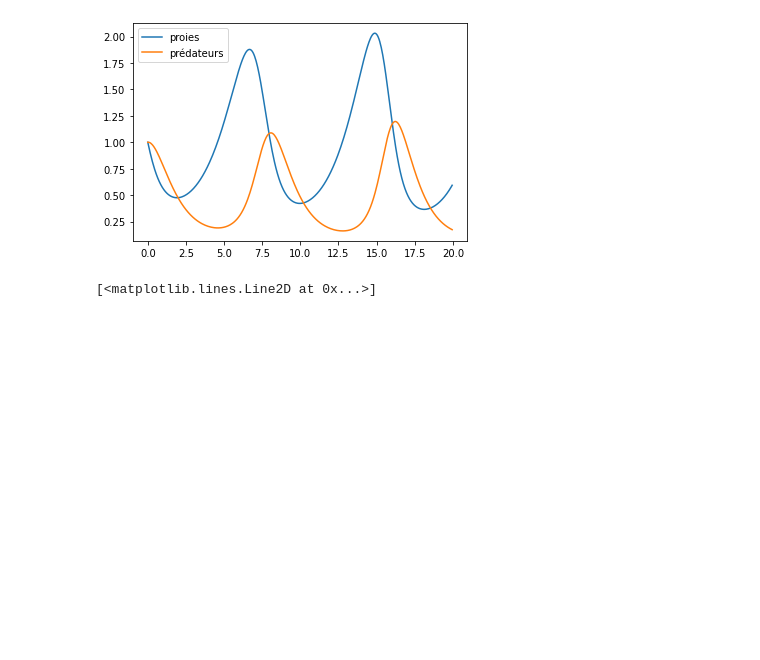
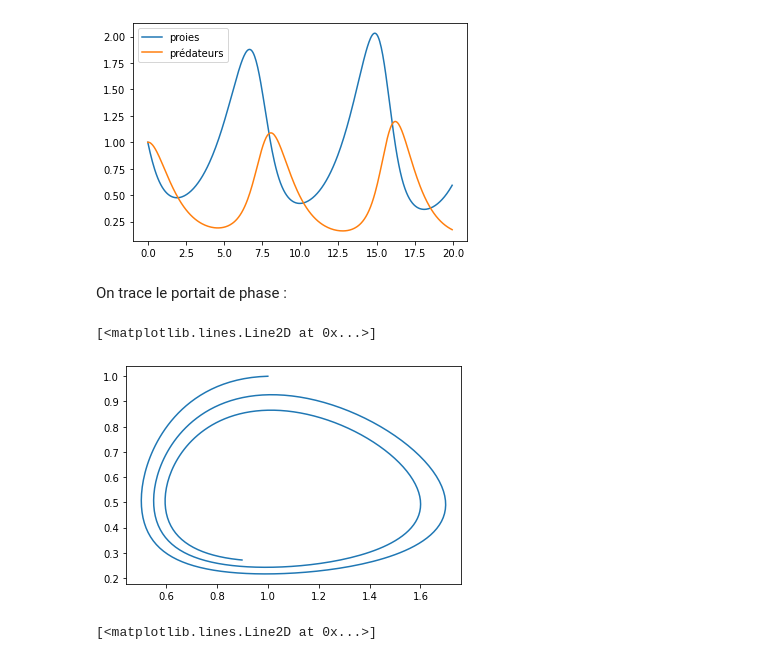
Before and after one commit to MariusMoulle/projet_numerique_2, a Jupyter notebook: notebook_reponse.ipynb, the cells around one changed output. Cells and saved outputs as stored; diff of their text form; code cells hidden in the pictures; blank space fills up the shorter version.

```diff
--- a/notebook_reponse.ipynb
+++ b/notebook_reponse.ipynb
@@ -202,6 +202,13 @@ plt.legend()
 # %% [output]
 <matplotlib.legend.Legend at 0x...>
 [figure]
+# %% [markdown]
+On trace le portait de phase :
+# %%
+plt.plot(proies, predateurs)
+# %% [output]
+[<matplotlib.lines.Line2D at 0x...>]
+[figure, added]
 # %%
 # sur H
 
```
Also changed, not shown: parts of 15 cells of this notebook.
